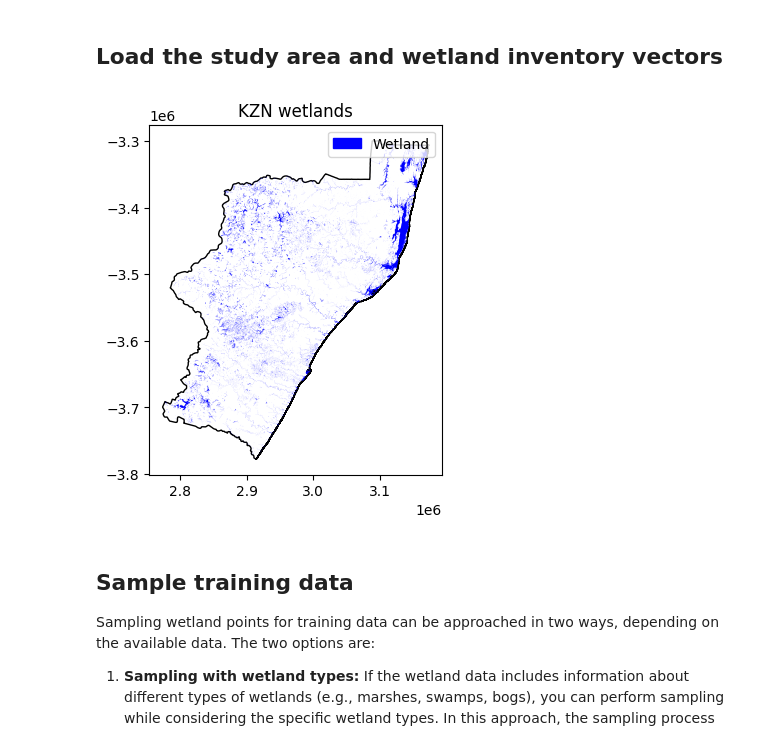
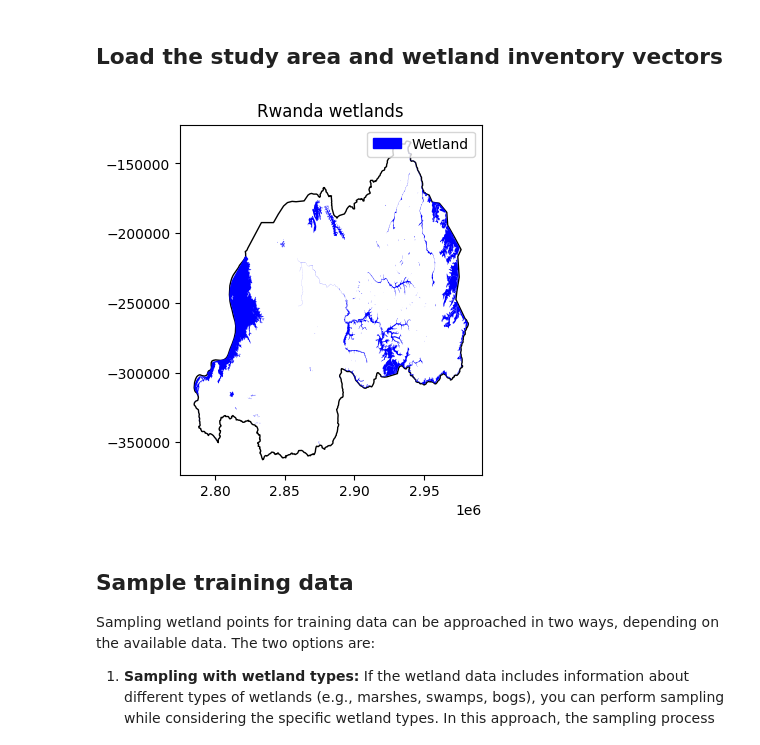
Before and after one commit to teal-waters/deafrica-wetland, a Jupyter notebook: Workflow-notebooks/01_Training_data_preparation.ipynb, the cells around one changed output. Saved outputs shown, nothing was run; the diff lists cells and outputs as text; code cells hidden in the pictures.

```diff
--- a/Workflow-notebooks/01_Training_data_preparation.ipynb
+++ b/Workflow-notebooks/01_Training_data_preparation.ipynb
@@ -59,28 +59,28 @@ from deafrica_tools.plotting import display_map, map_shapefile, plot_lulc
 # %%
 # Specify a prefix to identify the area of interest in the saved outputs
 # By assigning the desired prefix, you can easily identify the outputs associated with the specific area of interest.
-prefix = "KZN"
+prefix = "Rwanda"
 
 #Load area of interest vector
-aoi_boundaries_gdf = gpd.read_file("data/KZN.geojson").to_crs(
+aoi_boundaries_gdf = gpd.read_file("data/rwanda.geojson").to_crs(
     "EPSG:6933")
 
 # Load wetland polygons
 wetland_inventory_gdf = gpd.overlay(gpd.read_file(
-    "data/south_africa_wetlands.geojson").to_crs("EPSG:6933"), aoi_boundaries_gdf, how='intersection')
+    "data/rwanda_wetlands.geojson").to_crs("EPSG:6933"), aoi_boundaries_gdf, how='intersection')
 
 
 # Plot the area of interest (AOI) and the Wetland polygons
 fig, ax = plt.subplots()
 base = aoi_boundaries_gdf.plot(ax=ax, color='white', edgecolor='black')
 wetland_inventory_gdf.plot(ax=base, marker='o', color='blue', markersize=5)
 legend_patch = mpatches.Patch(color='blue', label='Wetland')
 plt.title(f"{prefix} wetlands")
 ax.legend(handles=[legend_patch], loc='upper right')
 plt.subplots_adjust(bottom=0.15)
 plt.show()
 # %% [output]
-[figure, old version]
+[figure, new version]
 # %% [markdown]
 ## Sample training data
 
```
Also changed, not shown: parts of 14 cells of this notebook, 5 other files.
